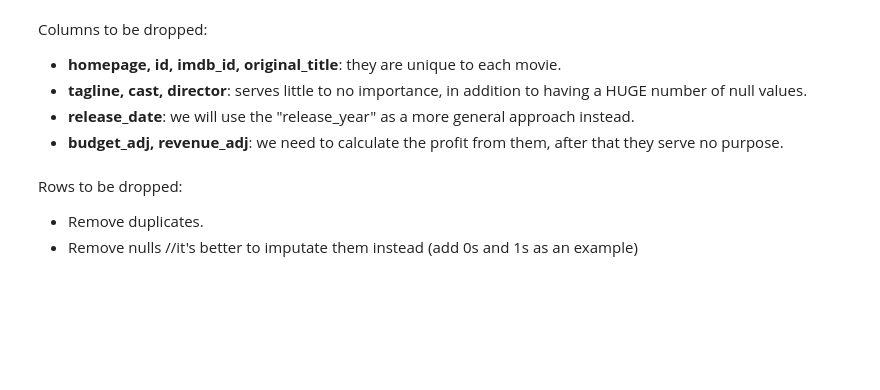
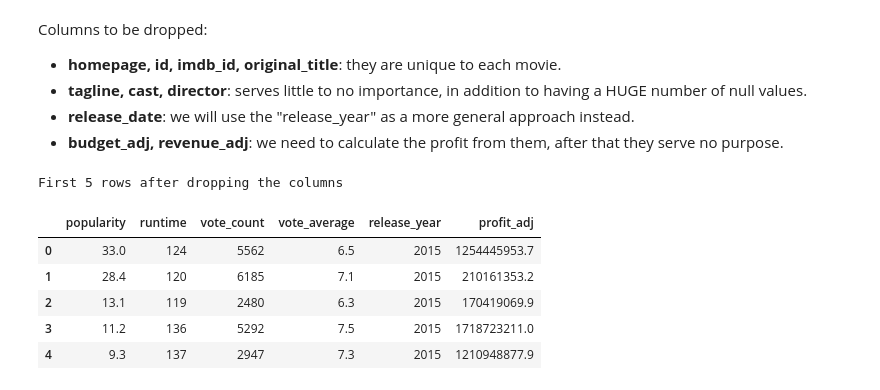
Before and after one commit to kareemgamal1/TBMD-Movies-Profit-Prediction, a Jupyter notebook: tmdb.ipynb, the cells around one changed output. Drawn from its saved outputs; the diff is of its cells as text; code cells hidden in the pictures; blank space fills up the shorter version.

```diff
--- a/tmdb.ipynb
+++ b/tmdb.ipynb
@@ -79,7 +170,16 @@ df.head()
-# %% [markdown]
-Rows to be dropped:
-- Remove duplicates.
-- Remove nulls //it's better to imputate them instead (add 0s and 1s as an example)
+# %%
+colsToBeDropped=["imdb_id","homepage","id","keywords","original_title","director","production_companies","genres","budget_adj","revenue_adj","cast","tagline","overview","release_date"]
+df.drop(colsToBeDropped,inplace=True,axis=1)
+print("First 5 rows after dropping the columns")
+df.head()
+# %% [output]
+First 5 rows after dropping the columns
+|  | popularity | runtime | vote_count | vote_average | release_year | profit_adj |
+| 0 | 33.0 | 124 | 5562 | 6.5 | 2015 | 1254445953.7 |
+| 1 | 28.4 | 120 | 6185 | 7.1 | 2015 | 210161353.2 |
+| 2 | 13.1 | 119 | 2480 | 6.3 | 2015 | 170419069.9 |
+| 3 | 11.2 | 136 | 5292 | 7.5 | 2015 | 1718723211.0 |
+| 4 | 9.3 | 137 | 2947 | 7.3 | 2015 | 1210948877.9 |
 # %%
 #Be careful, this reduces the number of rows significantly (10866 to 8701)
 df.dropna(inplace=True)
```
Also changed, not shown: parts of 16 cells of this notebook.
